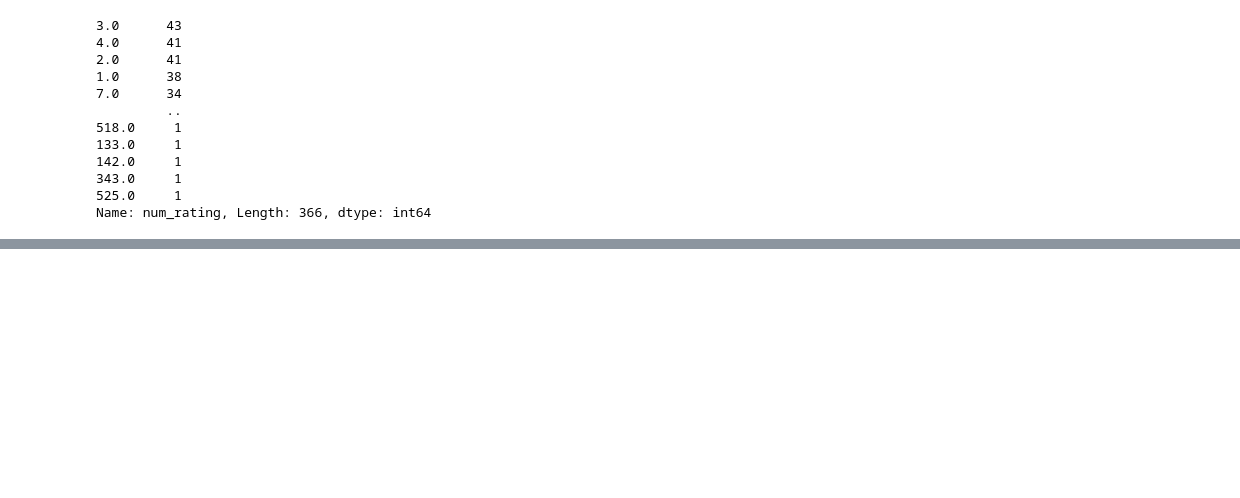
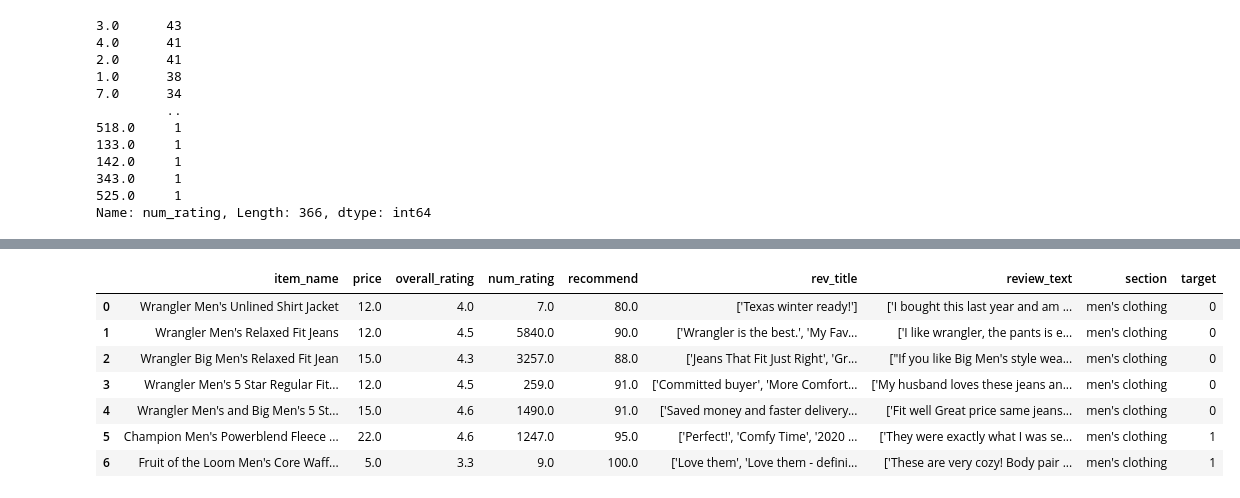
Before and after one commit to dorjeys3/Walmart_proj, a Jupyter notebook: cleaning_walmart.ipynb, the cells around one changed output, grey strips where cells are left out. Saved outputs shown, nothing was run; the diff lists cells and outputs as text; code cells hidden in the pictures; blank space fills up the shorter version.

```diff
--- a/cleaning_walmart.ipynb
+++ b/cleaning_walmart.ipynb
@@ -497 +512,14 @@ Name: num_rating, Length: 366, dtype: int64
+# %%
+cleaning_df.reset_index(drop = True, inplace=True)
+# %%
+cleaning_df.head(7)
+# %% [output]
+|  | item_name | price | overall_rating | num_rating | recommend | rev_title | review_text | section | target |
+| 0 | Wrangler Men's Unlined Shirt Jacket | 12.0 | 4.0 | 7.0 | 80.0 | ['Texas winter ready!'] | ['I bought this last year and am ... | men's clothing | 0 |
+| 1 | Wrangler Men's Relaxed Fit Jeans | 12.0 | 4.5 | 5840.0 | 90.0 | ['Wrangler is the best.', 'My Fav... | ['I like wrangler, the pants is e... | men's clothing | 0 |
+| 2 | Wrangler Big Men's Relaxed Fit Jean | 15.0 | 4.3 | 3257.0 | 88.0 | ['Jeans That Fit Just Right', 'Gr... | ["If you like Big Men's style wea... | men's clothing | 0 |
+| 3 | Wrangler Men's 5 Star Regular Fit... | 12.0 | 4.5 | 259.0 | 91.0 | ['Committed buyer', 'More Comfort... | ['My husband loves these jeans an... | men's clothing | 0 |
+| 4 | Wrangler Men's and Big Men's 5 St... | 15.0 | 4.6 | 1490.0 | 91.0 | ['Saved money and faster delivery... | ['Fit well Great price same jeans... | men's clothing | 0 |
+| 5 | Champion Men's Powerblend Fleece ... | 22.0 | 4.6 | 1247.0 | 95.0 | ['Perfect!', 'Comfy Time', '2020 ... | ['They were exactly what I was se... | men's clothing | 1 |
+| 6 | Fruit of the Loom Men's Core Waff... | 5.0 | 3.3 | 9.0 | 100.0 | ['Love them', 'Love them - defini... | ['These are very cozy! Body pair ... | men's clothing | 1 |
 # %%
```
Also changed, not shown: parts of 11 cells of this notebook, 31 other files.
